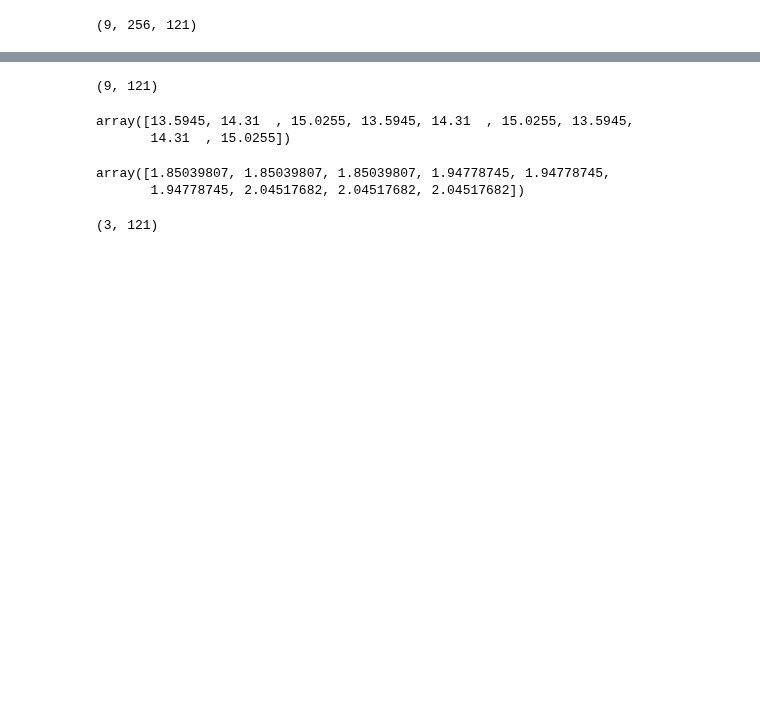
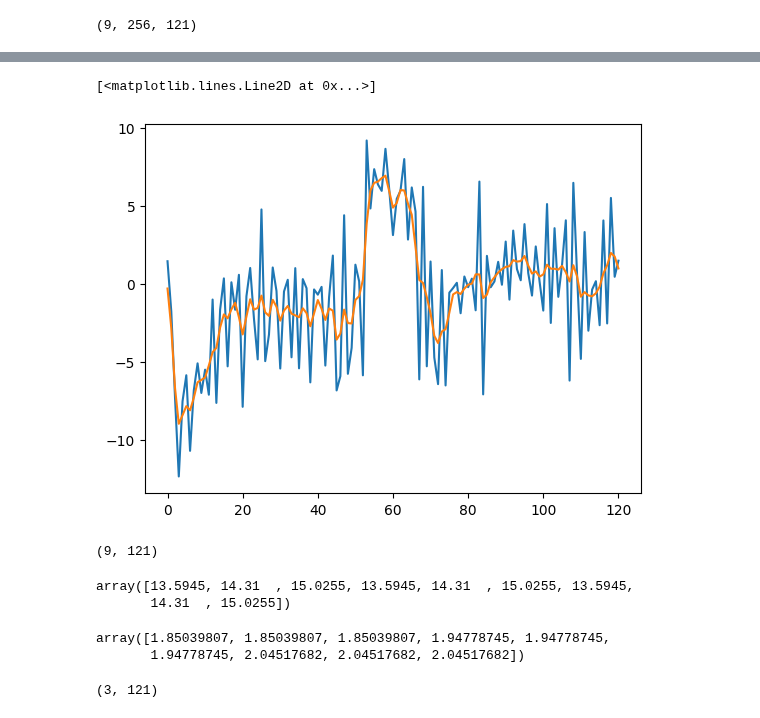
Before and after one commit to AnikenC/ReadoutWithRL, a Jupyter notebook: readoutWithRL/MLControl/dummy.ipynb, the cells around one changed output, grey strips where cells are left out. Saved outputs shown, nothing was run; the diff lists cells and outputs as text; code cells hidden in the pictures; blank space fills up the shorter version.

```diff
--- a/readoutWithRL/MLControl/dummy.ipynb
+++ b/readoutWithRL/MLControl/dummy.ipynb
@@ -23,3 +23,8 @@ actions = np.load('Smooth Final Action Batch Fig 4.npy')
 print(actions.shape)
 # %% [output]
 (9, 256, 121)
+# %%
+from env_configs import get_sherbrooke_config
+
+s_config = get_sherbrooke_config()
+env = SinglePhotonLangevinReadoutEnv(**s_config)
@@ -25,0 +37,2 @@ print(actions.shape)
+# %%
+smoothened_actions = batch_smoother(flattened_actions)
@@ -25,0 +44,6 @@ print(actions.shape)
+# %%
+plt.plot(actions[0,0])
+plt.plot(smooth_actions[0,0])
+# %% [output]
+[<matplotlib.lines.Line2D at 0x...>]
+[figure, added]
```
Also changed, not shown: parts of 5 cells of this notebook, 2 other files.
